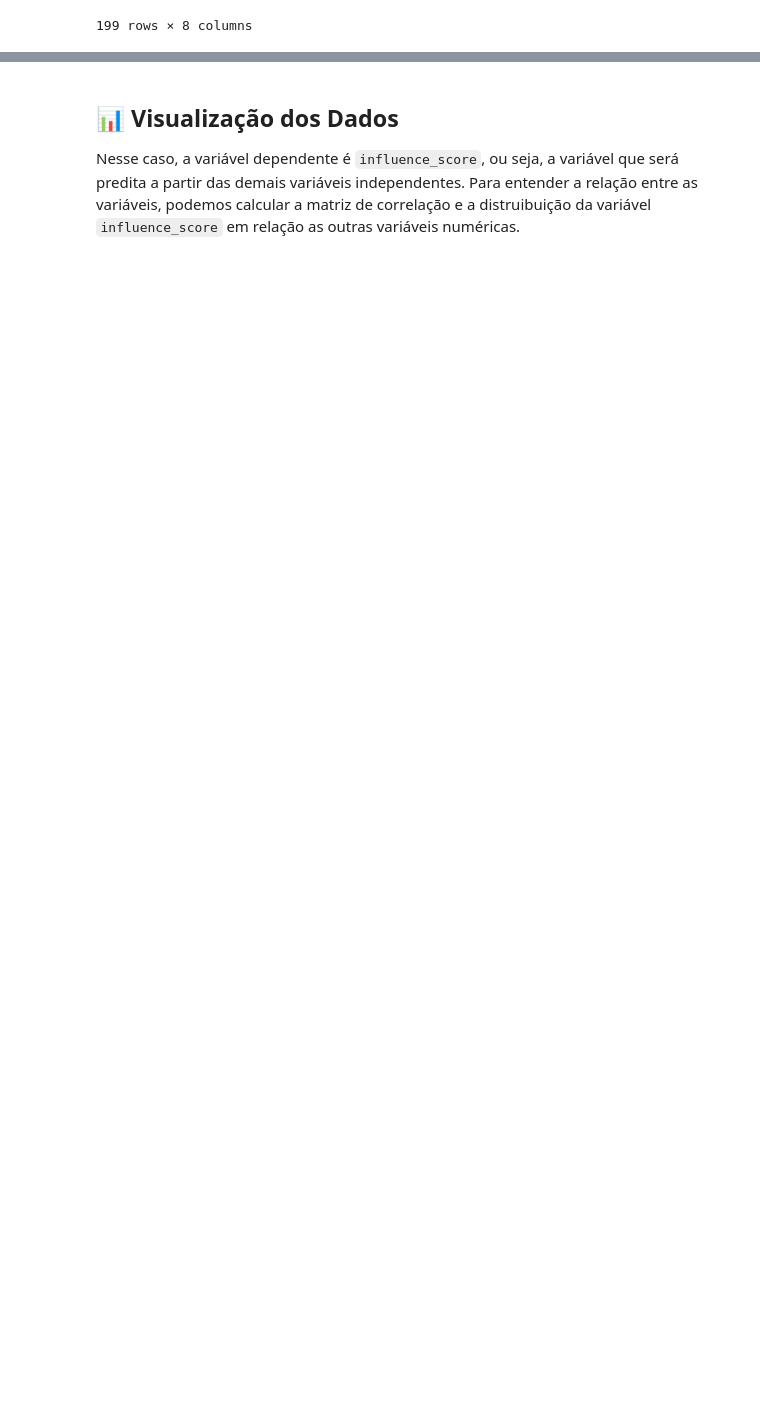
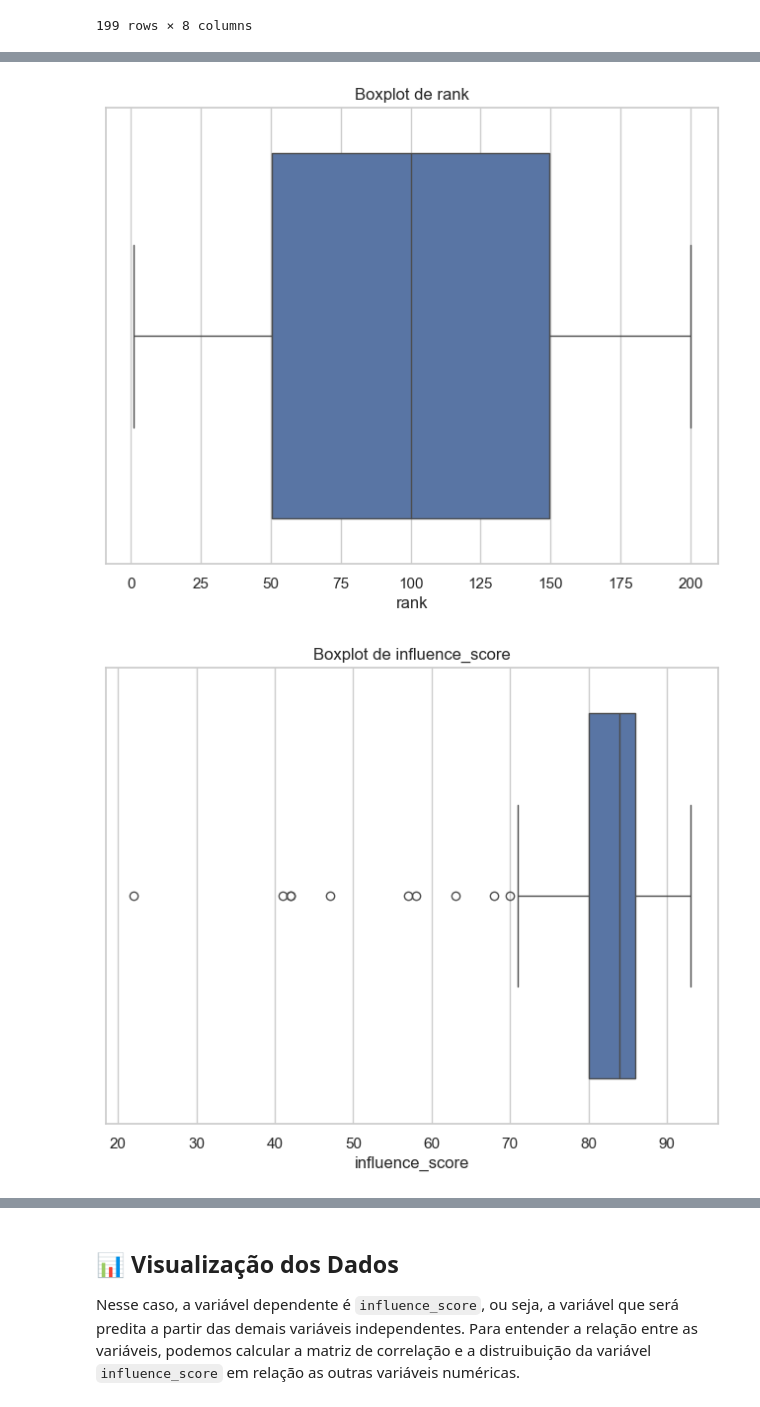
Before and after one commit to viniciussz7/projeto_RegressaoLinear, a Jupyter notebook: projeto_regressaoLinear.ipynb, the cells around one changed output, grey strips where cells are left out. Drawn from its saved outputs; the diff is of its cells as text; code cells hidden in the pictures; blank space fills up the shorter version.

```diff
--- a/projeto_regressaoLinear.ipynb
+++ b/projeto_regressaoLinear.ipynb
@@ -151,0 +165,10 @@ Número de linhas com valores NaN: 1
+# %%
+#Outliers
+for column in dataset_no_str:
+    plt.figure(figsize=(8, 6))  # Ajuste o tamanho da figura, se necessário
+    sns.boxplot(x=dataset_no_str[column])
+    plt.title(f'Boxplot de {column}')
+    plt.show()
+# %% [output]
+[figure, added]
+[figure, added]
```
Also changed, not shown: parts of 29 cells of this notebook.
